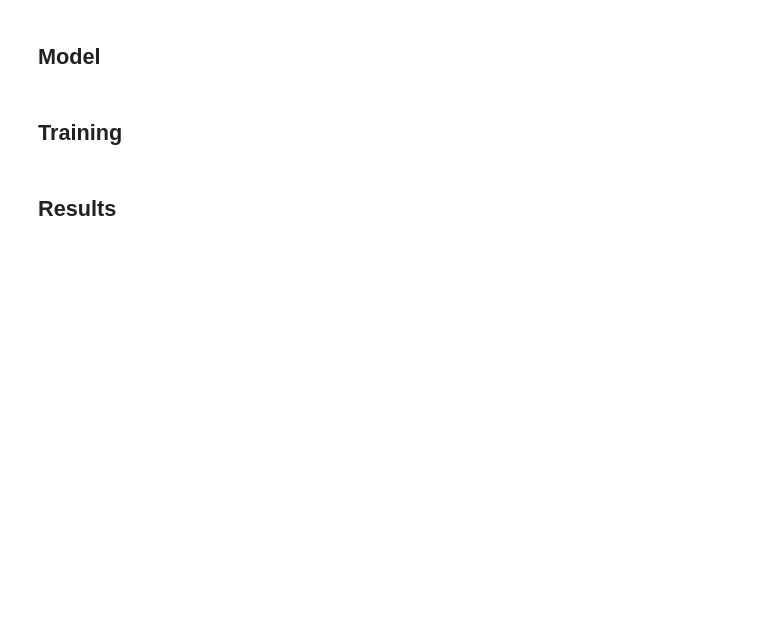
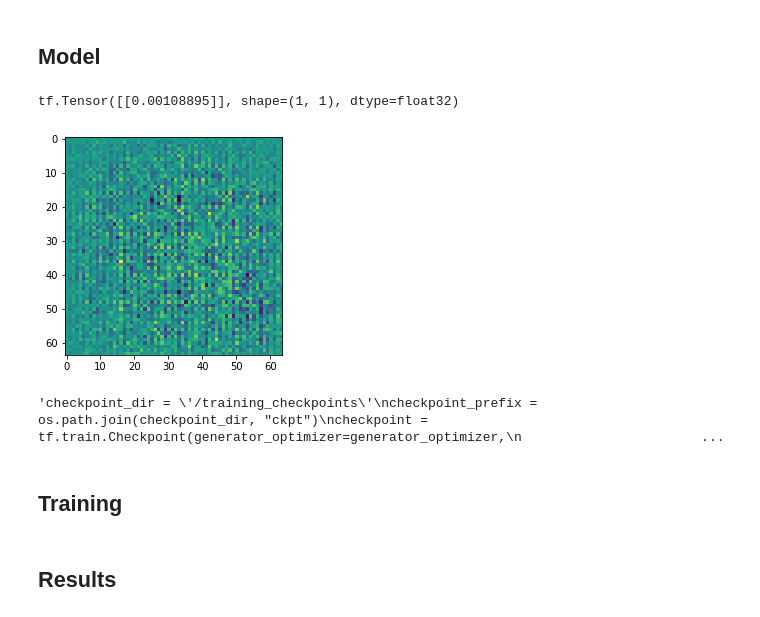
Before and after one commit to AI-Unibo-Projects/DL-Project, a Jupyter notebook: FaceGenerator_Colab.ipynb, the cells around one changed output. Saved outputs shown, nothing was run; the diff lists cells and outputs as text; code cells hidden in the pictures; blank space fills up the shorter version.

Commit message:
Add first version of model

```diff
--- a/FaceGenerator_Colab.ipynb
+++ b/FaceGenerator_Colab.ipynb
@@ -168,6 +185,37 @@ def create_discriminator():
+# %%
+def create_discriminator():
+  model = tf.keras.Sequential()
+  model.add(layers.Conv2D(filters=64, kernel_size=(5, 5), strides=(2, 2), padding='same',
+                                    input_shape=[64, 64, 3]))
+  model.add(layers.LeakyReLU())
+  model.add(layers.Dropout(0.3))
+
+  model.add(layers.Conv2D(filters=128, kernel_size=(5, 5), strides=(2, 2), padding='same'))
+  model.add(layers.LeakyReLU())
+  model.add(layers.Dropout(0.3))
+
+  model.add(layers.Conv2D(filters=256, kernel_size=(5, 5), strides=(2, 2), padding='same'))
+  model.add(layers.LeakyReLU())
+  model.add(layers.Dropout(0.3))
+
+  model.add(layers.Flatten())
+  model.add(layers.Dense(1))
+  return model
 # %%
-with tpu_strategy.scope(): # creating the model in the TPUStrategy scope means we will train the model on the TPU
-  generator = create_generator()
-  discriminator = create_discriminator()
-generator.summary()
-discriminator.summary()
+#with tpu_strategy.scope(): # creating the model in the TPUStrategy scope means we will train the model on the TPU
+generator = create_generator()
+
+noise = tf.random.normal([1, 100])
+generated_image = generator(noise, training=False)
+
+plt.imshow(generated_image[0, :, :, 0])
+
+discriminator = create_discriminator()
+decision = discriminator(generated_image)
+print (decision)
+
+# generator.summary()
+# discriminator.summary()
+# %% [output]
+tf.Tensor([[0.00108895]], shape=(1, 1), dtype=float32)
+[figure, added]
@@ -174,2 +238,11 @@ discriminator.summary()
+# %%
+"""checkpoint_dir = '/training_checkpoints'
+checkpoint_prefix = os.path.join(checkpoint_dir, "ckpt")
+checkpoint = tf.train.Checkpoint(generator_optimizer=generator_optimizer,
+                                 discriminator_optimizer=discriminator_optimizer,
+                                 generator=generator,
+                                 discriminator=discriminator)"""
+# %% [output]
+'checkpoint_dir = \'/training_checkpoints\'\ncheckpoint_prefix = os.path.join(checkpoint_dir, "ckpt")\ncheckpoint = tf.train.Checkpoint(generator_optimizer=generator_optimizer,\n                       ...
 # %% [markdown]
 ## Training
```
Also changed, not shown: parts of 17 cells of this notebook.
